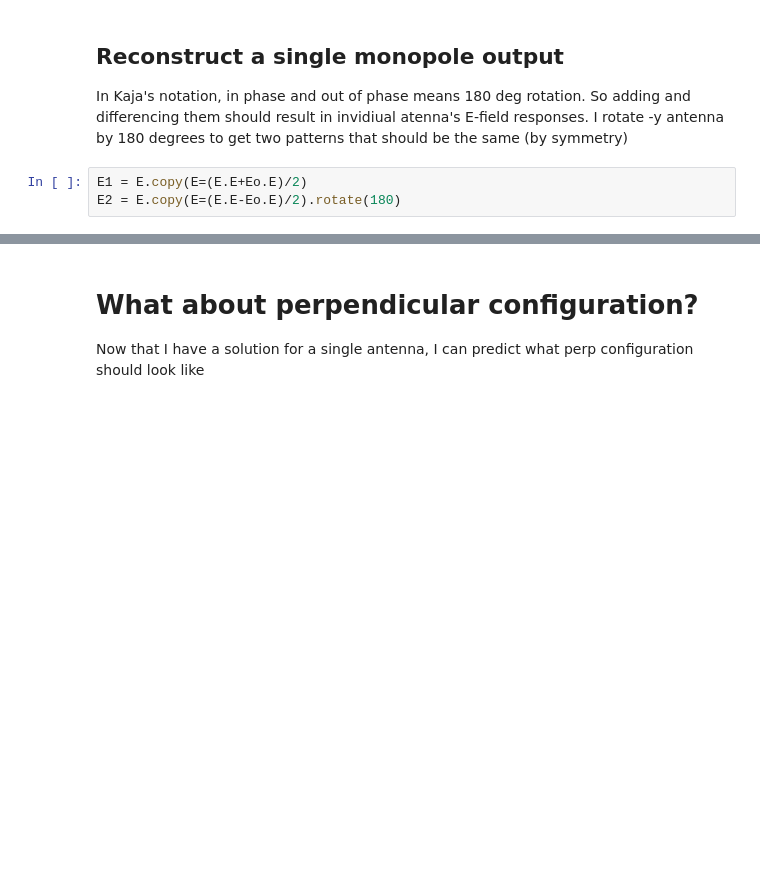
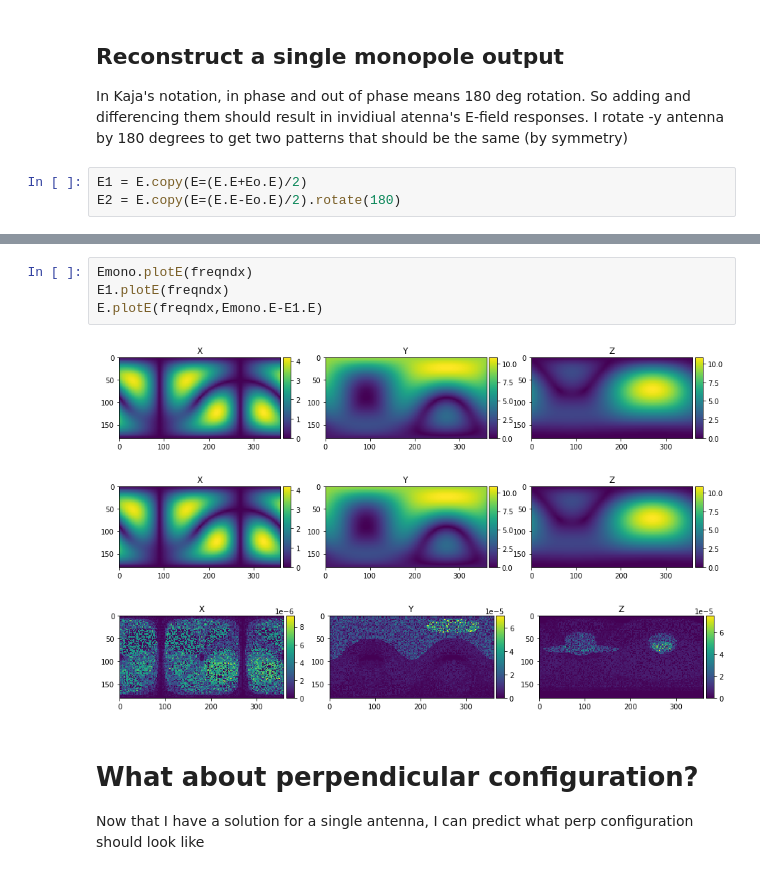
Before and after one commit to lusee-night/AntennaSimResults, a Jupyter notebook: notebooks/first_look.ipynb, the cells around one changed output, grey strips where cells are left out. Saved outputs shown, nothing was run; the diff lists cells and outputs as text; blank space fills up the shorter version.

```diff
--- a/notebooks/first_look.ipynb
+++ b/notebooks/first_look.ipynb
@@ -60,3 +61,11 @@ E.plotE(freqndx,E1.E-E2.E)
+# %%
+Emono.plotE(freqndx)
+E1.plotE(freqndx)
+E.plotE(freqndx,Emono.E-E1.E)
+# %% [output]
+[figure, added]
+[figure, added]
+[figure, added]
 # %% [markdown]
 # What about perpendicular configuration?
 
```
Also changed, not shown: parts of 14 cells of this notebook.
